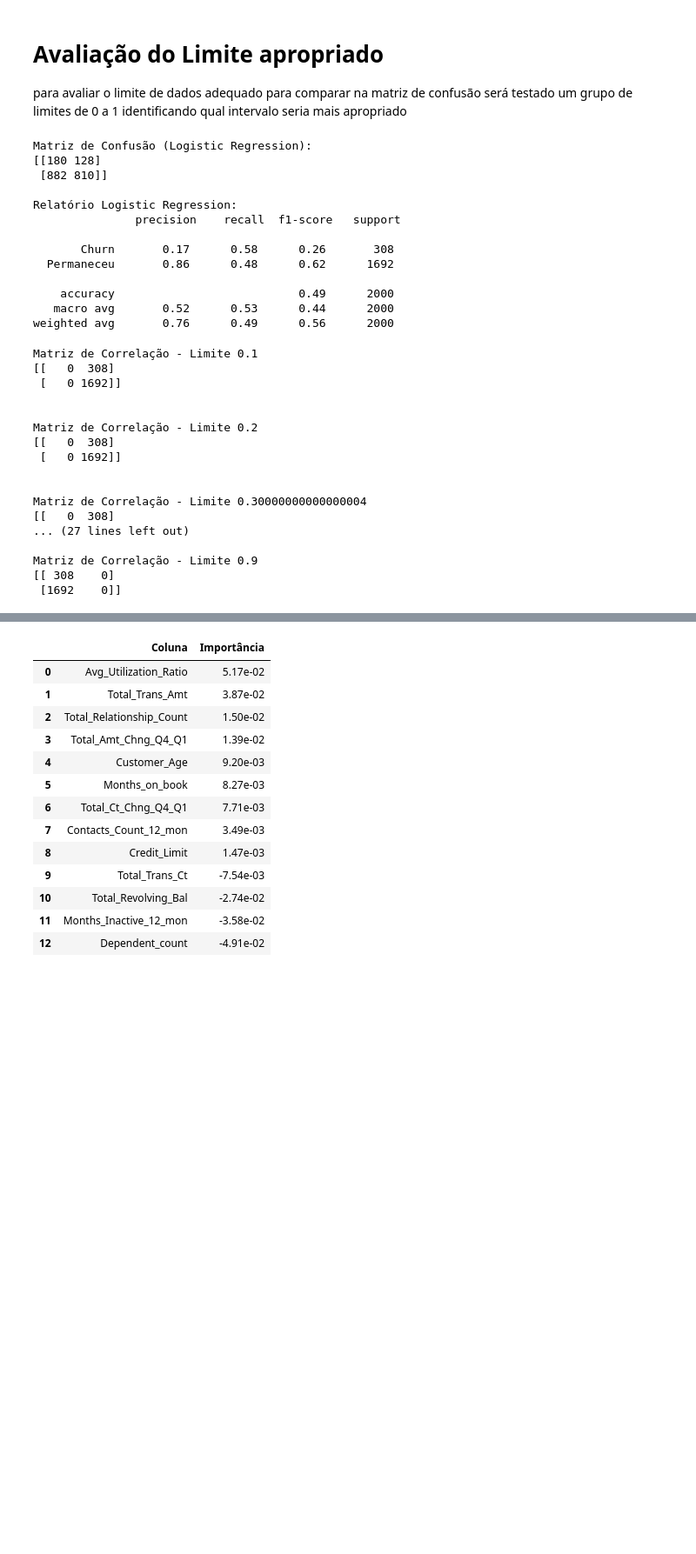
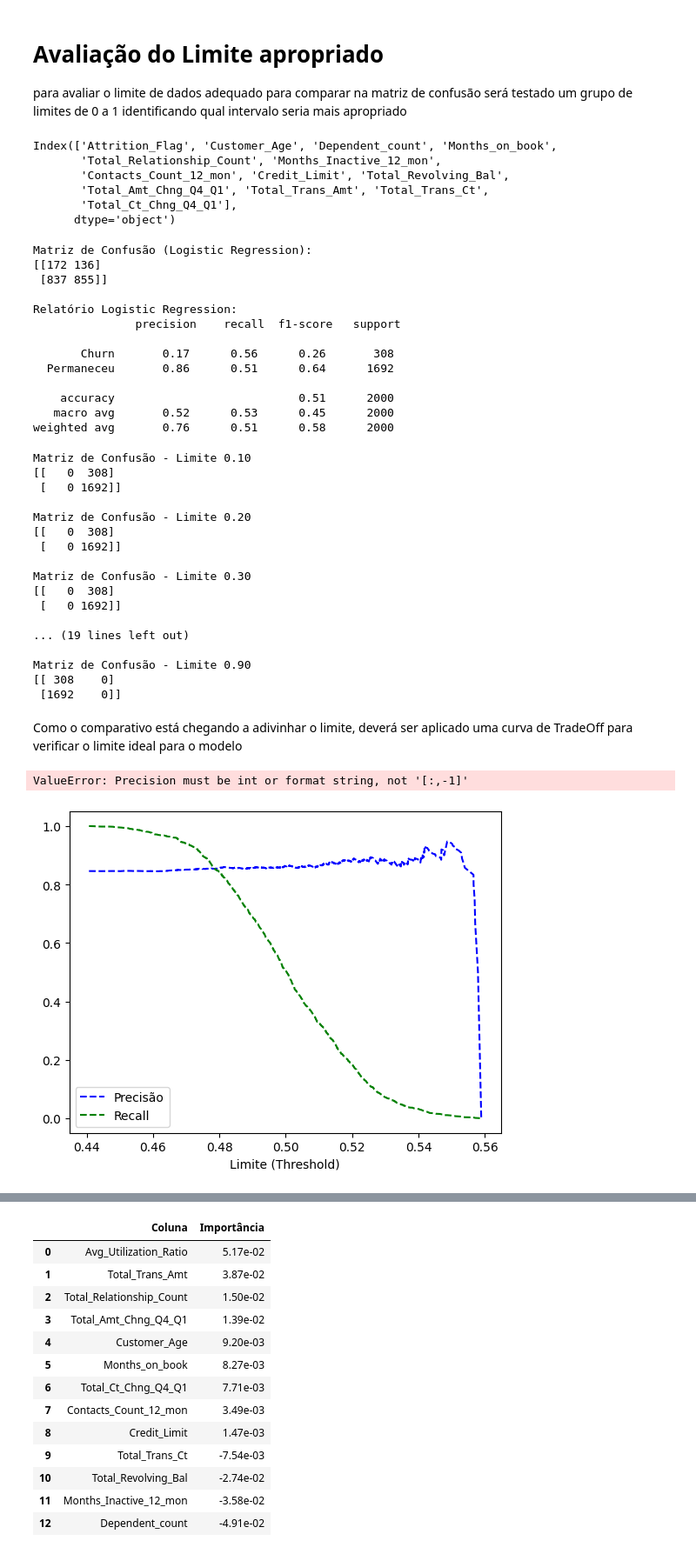
Before and after one commit to rpf991/Previsao_Churning_Clientes_Credito, a Jupyter notebook: notebooks/data_analysis.ipynb, the cells around one changed output, grey strips where cells are left out. Shown at 87% size. Saved outputs shown, nothing was run; the diff lists cells and outputs as text; code cells hidden in the pictures; blank space fills up the shorter version.

```diff
--- a/notebooks/data_analysis.ipynb
+++ b/notebooks/data_analysis.ipynb
@@ -273,6 +289,15 @@ Coeficiente de Gini (Logistic Regression): 0.09012234810107134
 
 para avaliar o limite de dados adequado para comparar na matriz de confusão
 será testado um grupo de limites de 0 a 1 identificando qual intervalo seria mais apropriado
+# %%
+df_credit_clean.columns
+# %% [output]
+Index(['Attrition_Flag', 'Customer_Age', 'Dependent_count', 'Months_on_book',
+       'Total_Relationship_Count', 'Months_Inactive_12_mon',
+       'Contacts_Count_12_mon', 'Credit_Limit', 'Total_Revolving_Bal',
+       'Total_Amt_Chng_Q4_Q1', 'Total_Trans_Amt', 'Total_Trans_Ct',
+       'Total_Ct_Chng_Q4_Q1'],
+      dtype='object')
 # %%
 # Previsão do modelo
 pred_lr = logistic_regression.predict(X_test_scalled)
@@ -280,45 +305,63 @@ pred_lr = logistic_regression.predict(X_test_scalled)
 print(f"Matriz de Confusão (Logistic Regression):\n{confusion_matrix(Y_test, pred_lr)}\n")
 
 print(f"Relatório Logistic Regression:\n {
-                classification_report(Y_test, pred_lr, target_names=['Churn', 'Permaneceu'], zero_division=0)
+                classification_report(Y_test, pred_lr,
+                                      target_names=["Churn", "Permaneceu"], zero_division=0)
             }")
 # %% [output]
 Matriz de Confusão (Logistic Regression):
-[[180 128]
- [882 810]]
+[[172 136]
+ [837 855]]
 
 Relatório Logistic Regression:
                precision    recall  f1-score   support
 
-       Churn       0.17      0.58      0.26       308
-  Permaneceu       0.86      0.48      0.62      1692
+       Churn       0.17      0.56      0.26       308
+  Permaneceu       0.86      0.51      0.64      1692
 
-    accuracy                           0.49      2000
-   macro avg       0.52      0.53      0.44      2000
-weighted avg       0.76      0.49      0.56      2000
+    accuracy                           0.51      2000
+   macro avg       0.52      0.53      0.45      2000
+weighted avg       0.76      0.51      0.58      2000
 # %%
 # Comparativo com os Limites do Logistic Regression
 
-for l in np.arange(0.1, 1, 0.1):
-    print(f"Matriz de Correlação - Limite {l}".format("%.2f"))
-    print(confusion_matrix(Y_test, (prob_lr > l).astype("int") ))
-    print("\n")
+for lmt in np.arange(0.1, 1, 0.1):
+    print(f"Matriz de Confusão - Limite {lmt:.2f}")
+    print(confusion_matrix(Y_test, (prob_lr > lmt).astype("int") ), "\n")
 # %% [output]
-Matriz de Correlação - Limite 0.1
+Matriz de Confusão - Limite 0.10
 [[   0  308]
  [   0 1692]]
 
-
-Matriz de Correlação - Limite 0.2
+Matriz de Confusão - Limite 0.20
 [[   0  308]
  [   0 1692]]
 
+Matriz de Confusão - Limite 0.30
+[[   0  308]
+ [   0 1692]]
 
-Matriz de Correlação - Limite 0.30000000000000004
-[[   0  308]
-... (27 lines left out)
+... (19 lines left out)
 
-Matriz de Correlação - Limite 0.9
+Matriz de Confusão - Limite 0.90
 [[ 308    0]
  [1692    0]]
+# %% [markdown]
+Como o comparativo está chegando a adivinhar o limite, deverá ser aplicado uma curva de TradeOff para verificar o limite ideal para o modelo
+# %%
+precision[:-1]
+# %% [output]
+ValueError: Precision must be int or format string, not '[:,-1]'
+# %%
+precision, recall, thresholds = precision_recall_curve(Y_test, prob_lr)
+
+# O limite em que as linhas se cruzam será usado no comparativo
+
+plt.plot(thresholds, precision[:-1], "b--", label='Precisão')
+plt.plot(thresholds, recall[:-1], "g--", label='Recall')
+plt.xlabel("Limite (Threshold)")
+plt.legend()
+plt.show()
+# %% [output]
+[figure, added]
 # %% [markdown]
```
Also changed, not shown: parts of 11 cells of this notebook, 2 other files.
